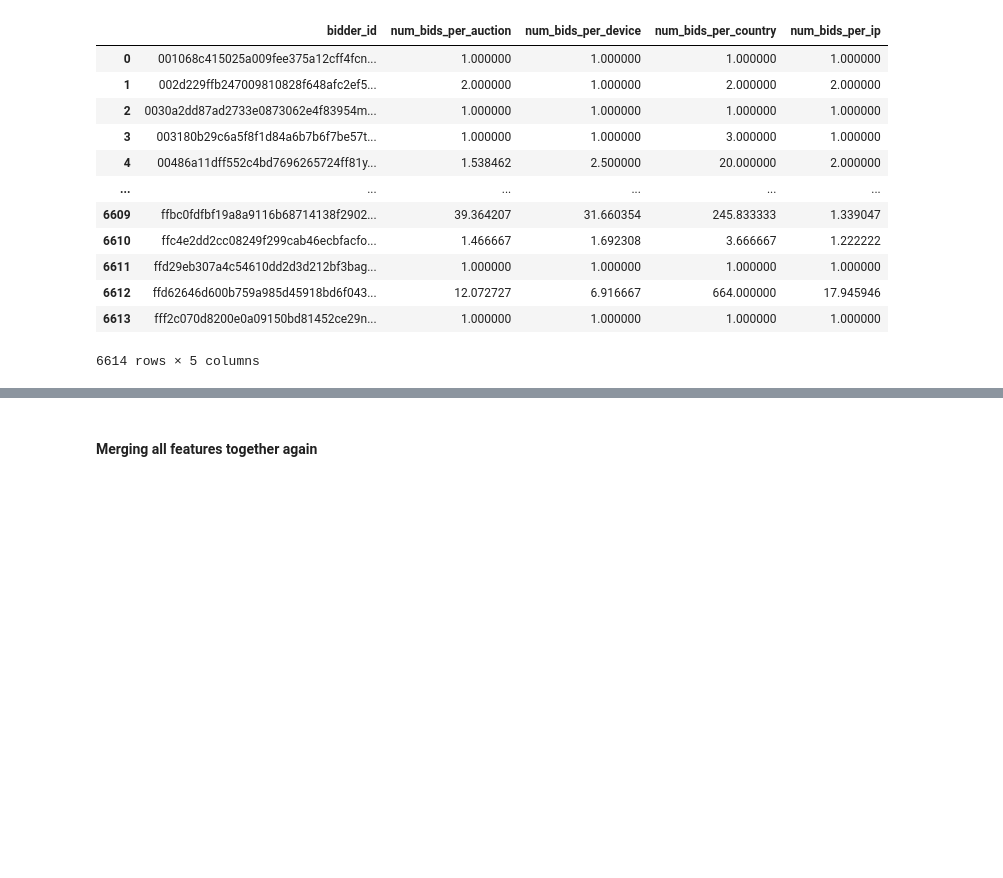
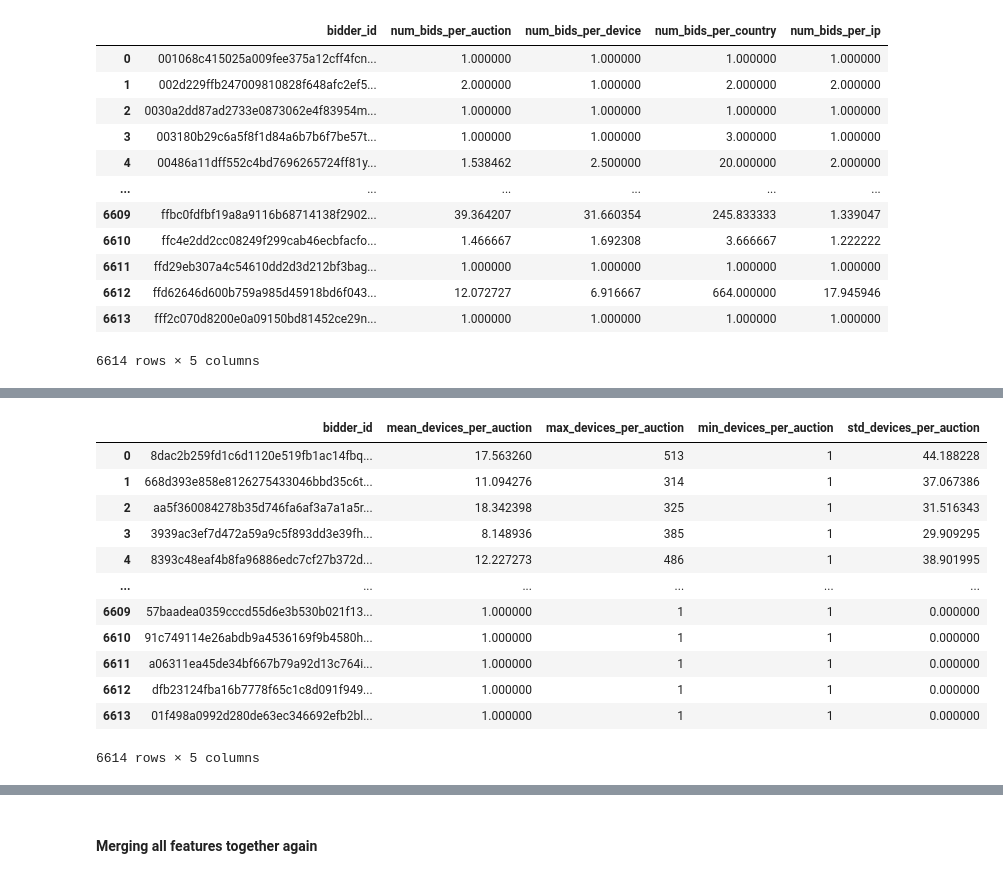
Before and after one commit to H-o-R/human_or_robot, a Jupyter notebook: ML Project-WQ.ipynb, the cells around one changed output, grey strips where cells are left out. Drawn from its saved outputs; the diff is of its cells as text; code cells hidden in the pictures; blank space fills up the shorter version.

```diff
--- a/ML Project-WQ.ipynb
+++ b/ML Project-WQ.ipynb
@@ -444,0 +487,41 @@ merged_df
+# %%
+# device per auction statistics
+device_bids = bids_df.sort_values(['bidder_id','device'])
+num_devices_per_auction = device_bids.groupby(['bidder_id','auction'])['device'].nunique()
+num_devices_per_auction = pd.DataFrame(num_devices_per_auction)
+
+mean_devices_per_auction = num_devices_per_auction.groupby("bidder_id").mean()
+mean_devices_per_auction = mean_devices_per_auction.reset_index().rename(columns = {'device':"mean_devices_per_auction"})
+
+max_devices_per_auction = num_devices_per_auction.groupby("bidder_id").max()
+max_devices_per_auction = max_devices_per_auction.reset_index().rename(columns = {'device':"max_devices_per_auction"})
+
+min_devices_per_auction = num_devices_per_auction.groupby("bidder_id").min()
+min_devices_per_auction = min_devices_per_auction.reset_index().rename(columns = {'device':"min_devices_per_auction"})
+
+std_devices_per_auction = num_devices_per_auction.groupby("bidder_id").std()
+std_devices_per_auction = std_devices_per_auction.reset_index().rename(columns = {'device':"std_devices_per_auction"})
+
+device_bids = pd.DataFrame(data = bids_df['bidder_id'].unique(), columns = ['bidder_id'],
+                    index = bids_df['bidder_id'].unique())
+
+device_bids = device_bids.merge(mean_devices_per_auction,on='bidder_id',how='left')
+device_bids = device_bids.merge(max_devices_per_auction,on='bidder_id',how='left')
+device_bids = device_bids.merge(min_devices_per_auction,on='bidder_id',how='left')
+device_bids = device_bids.merge(std_devices_per_auction,on='bidder_id',how='left')
+device_bids.fillna(0,inplace=True)
+device_bids
+# %% [output]
+|  | bidder_id | mean_devices_per_auction | max_devices_per_auction | min_devices_per_auction | std_devices_per_auction |
+| 0 | 8dac2b259fd1c6d1120e519fb1ac14fbq... | 17.563260 | 513 | 1 | 44.188228 |
+| 1 | 668d393e858e8126275433046bbd35c6t... | 11.094276 | 314 | 1 | 37.067386 |
+| 2 | aa5f360084278b35d746fa6af3a7a1a5r... | 18.342398 | 325 | 1 | 31.516343 |
+| 3 | 3939ac3ef7d472a59a9c5f893dd3e39fh... | 8.148936 | 385 | 1 | 29.909295 |
+| 4 | 8393c48eaf4b8fa96886edc7cf27b372d... | 12.227273 | 486 | 1 | 38.901995 |
+| ... | ... | ... | ... | ... | ... |
+| 6609 | 57baadea0359cccd55d6e3b530b021f13... | 1.000000 | 1 | 1 | 0.000000 |
+| 6610 | 91c749114e26abdb9a4536169f9b4580h... | 1.000000 | 1 | 1 | 0.000000 |
+| 6611 | a06311ea45de34bf667b79a92d13c764i... | 1.000000 | 1 | 1 | 0.000000 |
+| 6612 | dfb23124fba16b7778f65c1c8d091f949... | 1.000000 | 1 | 1 | 0.000000 |
+| 6613 | 01f498a0992d280de63ec346692efb2bl... | 1.000000 | 1 | 1 | 0.000000 |
+6614 rows × 5 columns
```
Also changed, not shown: parts of 24 cells of this notebook, 2 other files.
